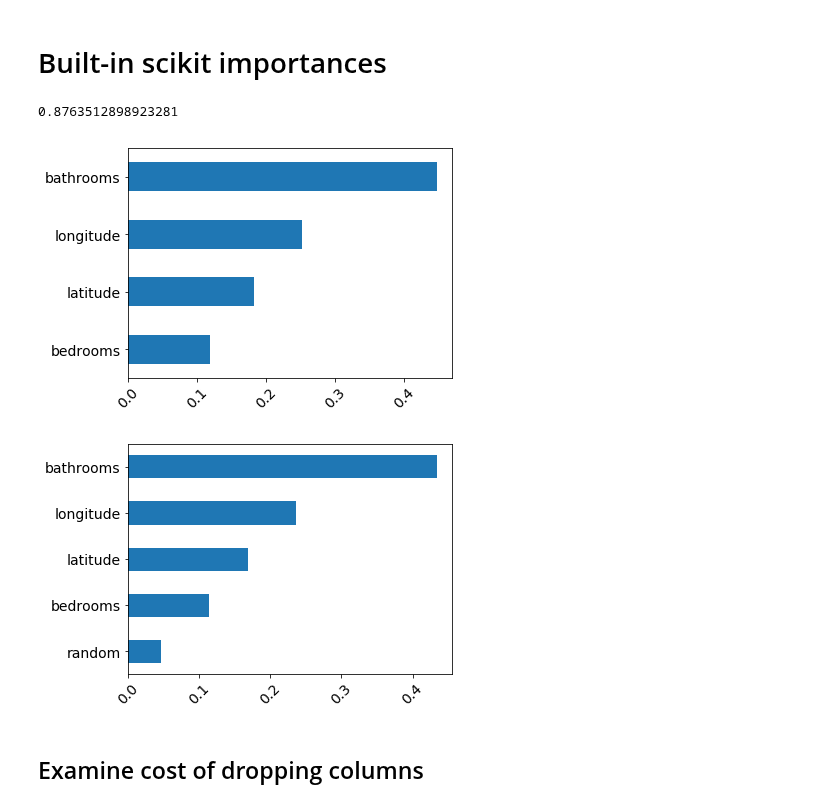
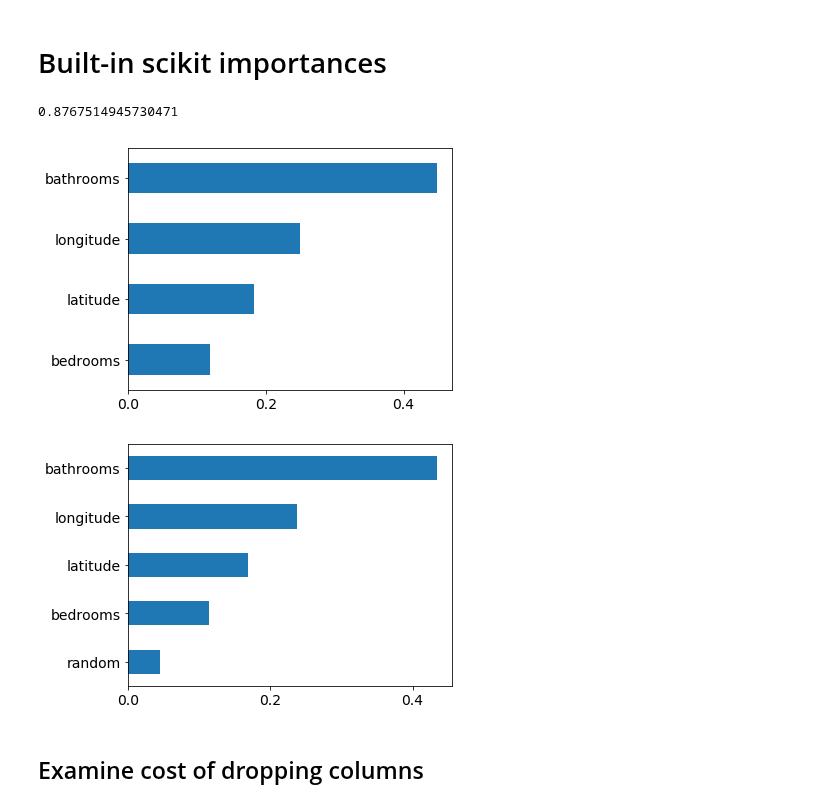
Before and after one commit to parrt/random-forest-importances, a Jupyter notebook: notebooks/permutation-importances-regressor.ipynb, the cells around one changed output. Saved outputs shown, nothing was run; the diff lists cells and outputs as text; code cells hidden in the pictures.

```diff
--- a/notebooks/permutation-importances-regressor.ipynb
+++ b/notebooks/permutation-importances-regressor.ipynb
@@ -8,19 +8,28 @@ from sklearn.base import clone
 import warnings
 warnings.filterwarnings('ignore')
 
-def plot_importances(columns,importances,figsize=None, ax=None, save=None, xrot=None):
+def plot_importances(columns,importances,figsize=None, ax=None, save=None, xrot=None, step=2):
     I = pd.DataFrame(data={'Feature':columns, 'Importance':importances})
     I = I.set_index('Feature')
     I = I.sort_values('Importance', ascending=True)
     I.plot(kind='barh', figsize=figsize, legend=False, ax=ax, fontsize=14)
+
     # remove y label
     ax1 = plt.axes()
     y_axis = ax1.axes.get_yaxis()
     y_label = y_axis.get_label()
     y_label.set_visible(False)
+
     # rotate x-ticks
     if xrot is not None:
         plt.xticks(rotation=xrot)
+
+    # xticks freq
+    xticks = ax1.get_xticks()
+    nticks = len(xticks)
+    new_ticks = xticks[np.arange(0, nticks, step=step)]
+    ax1.set_xticks(new_ticks)
+
     plt.tight_layout()
     if save:
         plt.savefig(save)
@@ -44,25 +53,27 @@ df.head(5)
 # %%
 base_rf = RandomForestRegressor(n_estimators=100,
                                 min_samples_leaf=1,
                                 n_jobs=-1,
                                 oob_score=True)
 
 X_train, y_train = df.drop('price',axis=1), df['price']
 rf = clone(base_rf)
 rf.fit(X_train, y_train)
 print(rf.oob_score_)
 
-plot_importances(X_train.columns,rf.feature_importances_, save='../article/fixed_images/regr_dflt.svg', xrot=45)
+plot_importances(X_train.columns,rf.feature_importances_,
+                 save='../article/images/regr_dflt.svg', xrot=None, step=2)
 
 X_train2 = X_train.copy()
 X_train2['random'] = np.random.random(size=len(X_train))
 rf2 = clone(base_rf)
 rf2.fit(X_train2, y_train)
-plot_importances(X_train2.columns,rf2.feature_importances_, save='../article/fixed_images/regr_dflt_random.svg', xrot=45)
+plot_importances(X_train2.columns,rf2.feature_importances_,
+                 save='../article/images/regr_dflt_random.svg', xrot=None, step=2)
 # %% [output]
-0.8763512898923281
+0.8767514945730471
-[figure, old version]
+[figure, new version]
-[figure, old version]
+[figure, new version]
 # %% [markdown]
 ## Examine cost of dropping columns
 # %%
```
Also changed, not shown: parts of 2 cells of this notebook, 26 other files.
